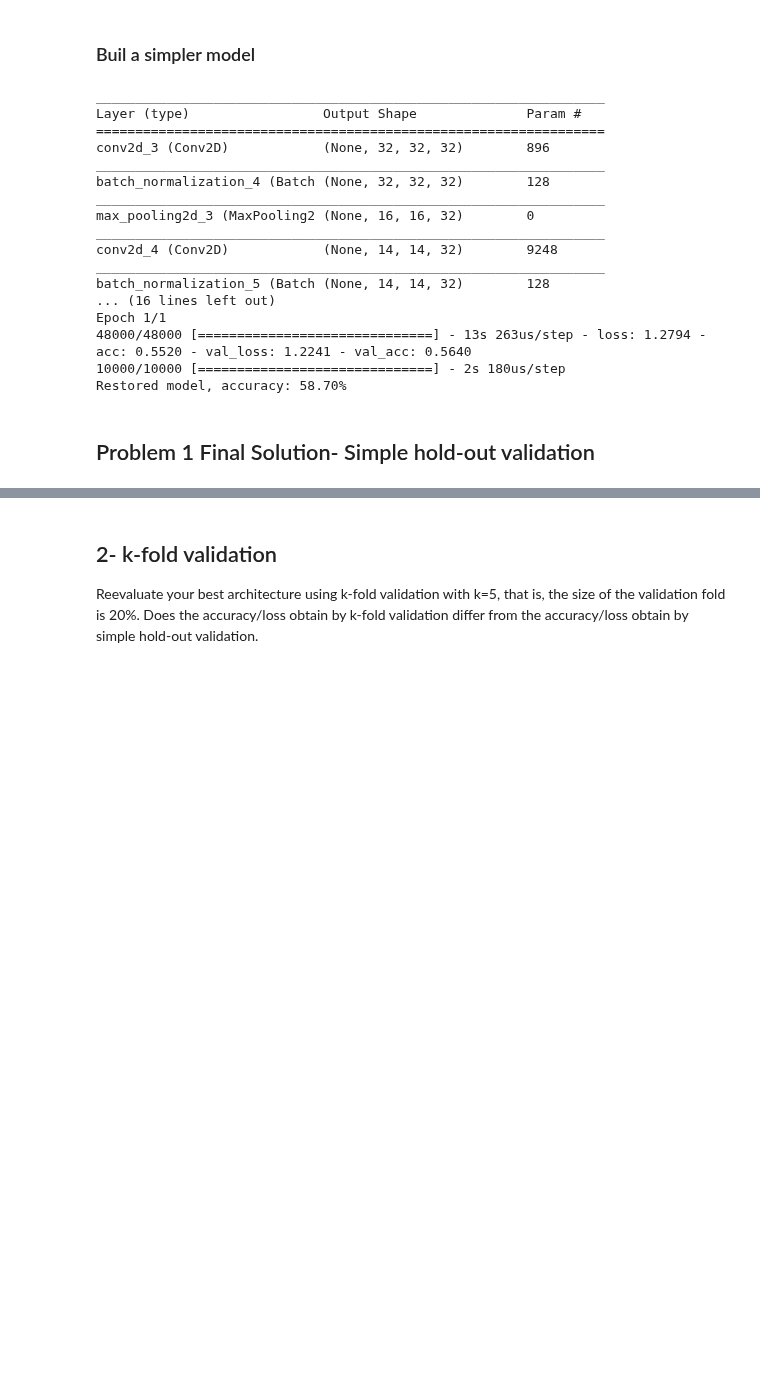
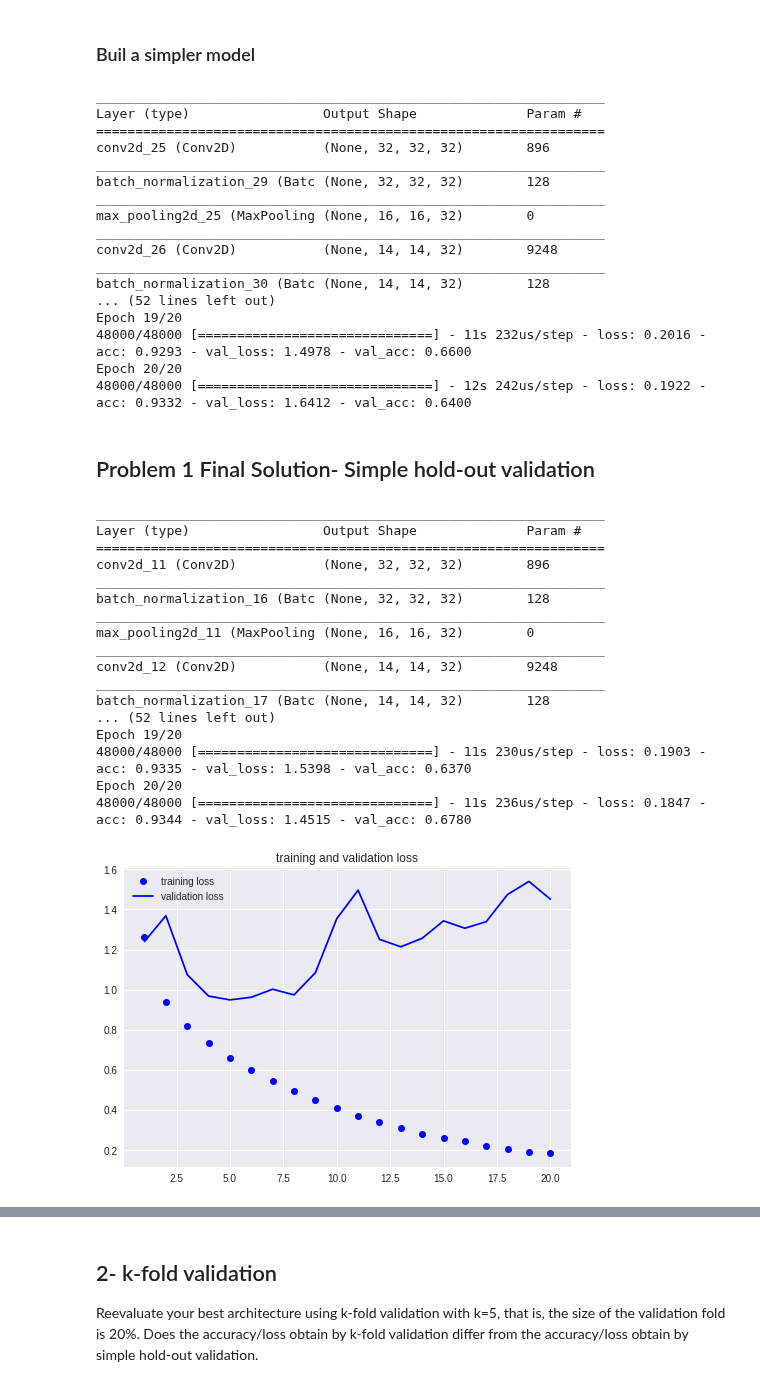
Before and after one commit to rvalienter90/UCF, a Jupyter notebook: CAP-5610_MACHINE LEARNING/HW2/HW2.ipynb, the cells around one changed output, grey strips where cells are left out. Cells and saved outputs as stored; diff of their text form; code cells hidden in the pictures; blank space fills up the shorter version.

```diff
--- a/CAP-5610_MACHINE LEARNING/HW2/HW2.ipynb
+++ b/CAP-5610_MACHINE LEARNING/HW2/HW2.ipynb
@@ -588,9 +615,10 @@ print(scores)
 notrained=1
 if notrained:
   model=model_simpler()
-  (history,file_name)=model_compile_and_fit(model,train_images_norm,train_labels_norm,val_images_norm,val_labels_norm,'simpler',64,1)
-  files.download(file_name)
+  (history,file_name)=model_compile_and_fit(model,train_images_norm,train_labels_norm,val_images_norm,val_labels_norm,'simpler',64,20)
+  #files.download(file_name)
   model_load_evaluate(file_name,test_images_norm,test_labels_norm)
+  model_plot(history)
 else:
   file_name='model_hold_out_simpler.h5'
   model_download_evaluate(file_name,test_images_norm,test_labels_norm)
@@ -598,19 +626,53 @@ else:
 _________________________________________________________________
 Layer (type)                 Output Shape              Param #
 =================================================================
-conv2d_3 (Conv2D)            (None, 32, 32, 32)        896
+conv2d_25 (Conv2D)           (None, 32, 32, 32)        896
 _________________________________________________________________
-batch_normalization_4 (Batch (None, 32, 32, 32)        128
+batch_normalization_29 (Batc (None, 32, 32, 32)        128
 _________________________________________________________________
-max_pooling2d_3 (MaxPooling2 (None, 16, 16, 32)        0
+max_pooling2d_25 (MaxPooling (None, 16, 16, 32)        0
 _________________________________________________________________
-conv2d_4 (Conv2D)            (None, 14, 14, 32)        9248
+conv2d_26 (Conv2D)           (None, 14, 14, 32)        9248
 _________________________________________________________________
-batch_normalization_5 (Batch (None, 14, 14, 32)        128
-... (16 lines left out)
-Epoch 1/1
-48000/48000 [==============================] - 13s 263us/step - loss: 1.2794 - acc: 0.5520 - val_loss: 1.2241 - val_acc: 0.5640
-10000/10000 [==============================] - 2s 180us/step
-Restored model, accuracy: 58.70%
+batch_normalization_30 (Batc (None, 14, 14, 32)        128
+... (52 lines left out)
+Epoch 19/20
+48000/48000 [==============================] - 11s 232us/step - loss: 0.2016 - acc: 0.9293 - val_loss: 1.4978 - val_acc: 0.6600
+Epoch 20/20
+48000/48000 [==============================] - 12s 242us/step - loss: 0.1922 - acc: 0.9332 - val_loss: 1.6412 - val_acc: 0.6400
 # %% [markdown]
 ## Problem 1 Final Solution- Simple hold-out validation
+# %%
+notrained=1
+batch_size=64
+num_epoch=20
+# %%
+if notrained:
+  model=model_simpler()
+  (history,file_name)=model_compile_and_fit(model,train_images_norm,train_labels_norm,val_images_norm,val_labels_norm,'simpler',batch_size,num_epoch)
+  #files.download(file_name)
+
+  model_plot(history)
+  model_load_evaluate(file_name,test_images_norm,test_labels_norm)
+else:
+  file_name='model_hold_out_simpler.h5'
+  model_download_evaluate(file_name,test_images_norm,test_labels_norm)
+# %% [output]
+_________________________________________________________________
+Layer (type)                 Output Shape              Param #
+=================================================================
+conv2d_11 (Conv2D)           (None, 32, 32, 32)        896
+_________________________________________________________________
+batch_normalization_16 (Batc (None, 32, 32, 32)        128
+_________________________________________________________________
+max_pooling2d_11 (MaxPooling (None, 16, 16, 32)        0
+_________________________________________________________________
+conv2d_12 (Conv2D)           (None, 14, 14, 32)        9248
+_________________________________________________________________
+batch_normalization_17 (Batc (None, 14, 14, 32)        128
+... (52 lines left out)
+Epoch 19/20
+48000/48000 [==============================] - 11s 230us/step - loss: 0.1903 - acc: 0.9335 - val_loss: 1.5398 - val_acc: 0.6370
+Epoch 20/20
+48000/48000 [==============================] - 11s 236us/step - loss: 0.1847 - acc: 0.9344 - val_loss: 1.4515 - val_acc: 0.6780
+[figure, added]
```
Also changed, not shown: parts of 9 cells of this notebook.
